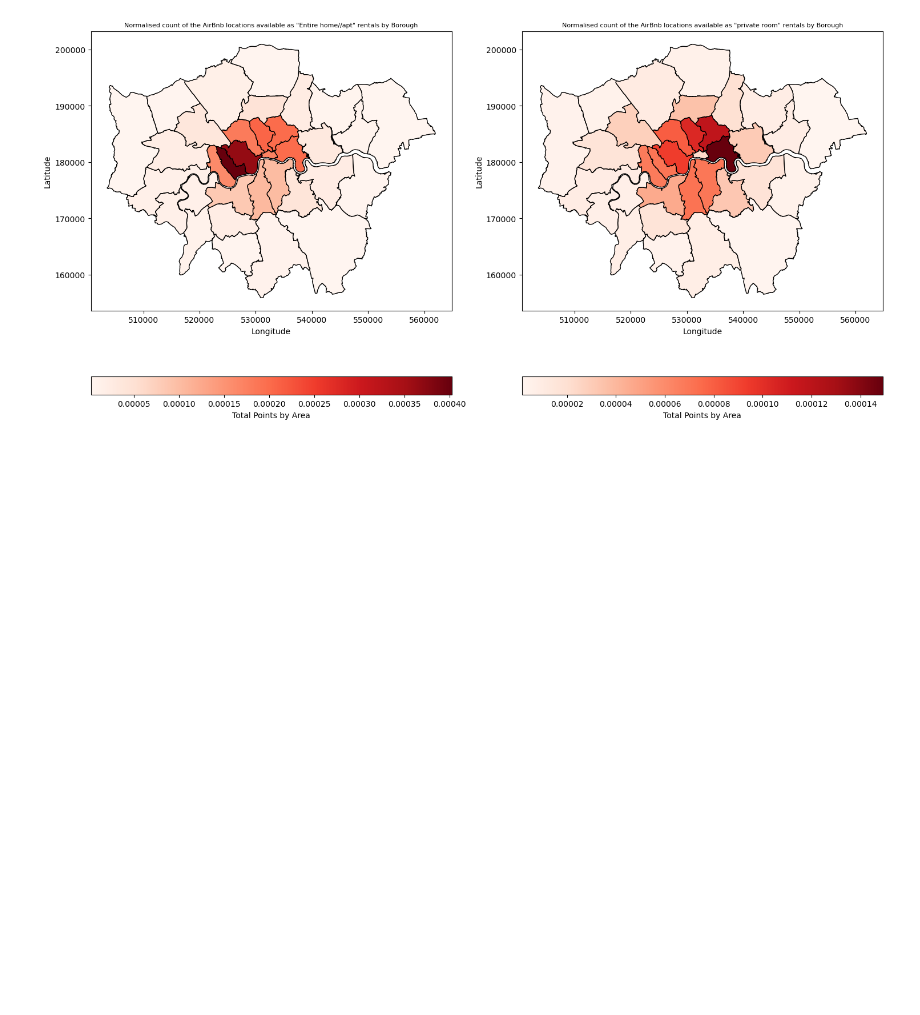
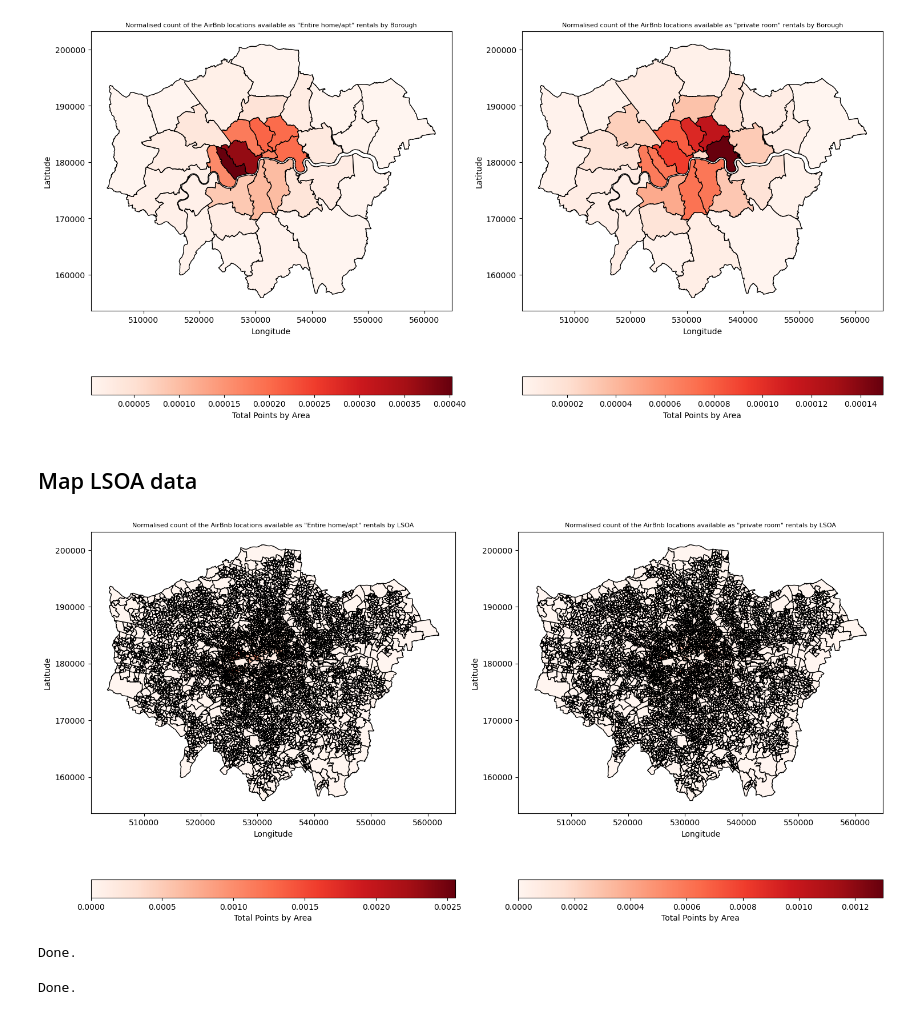
Before and after one commit to a-saveleva/FSDS_Slap, a Jupyter notebook: Spatial_Joins.ipynb, the cells around one changed output. Drawn from its saved outputs; the diff is of its cells as text; code cells hidden in the pictures; blank space fills up the shorter version.

Commit message:
added lsoa data to data load

```diff
--- a/Spatial_Joins.ipynb
+++ b/Spatial_Joins.ipynb
@@ -104,16 +145,22 @@ Due to the relatively low counts of "other" room types we can discount these fro
 # %%
 # drop the other count column from the gdf
 boro_count_gdf = boro_count_gdf.drop(columns=['total_other'])
+lsoa_count_gdf = lsoa_count_gdf.drop(columns=['total_other'])
 # %%
 # normalise the counts by area
 # create an area columns
 boro_count_gdf['area'] = boro_count_gdf.geometry.area
+lsoa_count_gdf['area'] = lsoa_count_gdf.geometry.area
 
-# Normalize the remaining count columns by dividing by the calculated area
+# boroughs - Normalize the remaining count columns by dividing by the calculated area
 boro_count_gdf['normalised_count_entireha'] = boro_count_gdf['total_entireha'] / boro_count_gdf['area']
 boro_count_gdf['normalised_count_privateroom'] = boro_count_gdf['total_privateroom'] / boro_count_gdf['area']
 
+# lsoa - Normalize the remaining count columns by dividing by the calculated area
+lsoa_count_gdf['normalised_count_entireha'] = lsoa_count_gdf['total_entireha'] / lsoa_count_gdf['area']
+lsoa_count_gdf['normalised_count_privateroom'] = lsoa_count_gdf['total_privateroom'] / lsoa_count_gdf['area']
+
 # Display the updated GeoDataFrame to see the new column
-print(boro_count_gdf[['total_entireha', 'area', 'normalised_count_entireha']].head())
-print(boro_count_gdf[['total_privateroom', 'area', 'normalised_count_privateroom']].head())
+print(boro_count_gdf[['total_entireha', 'total_privateroom', 'area', 'normalised_count_entireha', 'normalised_count_privateroom']].head())
+print(lsoa_count_gdf[['total_entireha', 'total_privateroom', 'area', 'normalised_count_entireha', 'normalised_count_privateroom']].head())
 # %% [output]
@@ -158,3 +212,63 @@ plt.tight_layout()
 plt.show()
 # %% [output]
 [figure]
+# %% [markdown]
+## Map LSOA data
+# %%
+# plot the lsoa normalised counts to a map
+fig, axes = plt.subplots(1, 2, figsize=(15, 8))
+
+# Plot using 'total_other' as the value for coloring
+lsoa_count_gdf.plot(column='normalised_count_entireha', ax=axes[0], legend=True,
+                    legend_kwds={'label': "Total Points by Area",
+                                 'orientation': "horizontal"},
+                    cmap='Reds', edgecolor='black')
+
+# Add title and labels
+axes[0].set_title("Normalised count of the AirBnb locations available as \"Entire home/apt\" rentals by LSOA", fontsize=8)
+axes[0].set_xlabel("Longitude")
+axes[0].set_ylabel("Latitude")
+
+lsoa_count_gdf.plot(column='normalised_count_privateroom', ax=axes[1], legend=True,
+                    legend_kwds={'label': "Total Points by Area",
+                                 'orientation': "horizontal"},
+                    cmap='Reds', edgecolor='black')
+
+# Add title and labels
+axes[1].set_title("Normalised count of the AirBnb locations available as \"private room\" rentals by LSOA", fontsize=8)
+axes[1].set_xlabel("Longitude")
+axes[1].set_ylabel("Latitude")
+
+# Show the plot
+plt.tight_layout()
+plt.show()
+# %% [output]
+[figure, added]
+# %%
+# write the data to be used in further analysis
+fn = "borough_counts.csv"
+path = os.path.join('data','clean')
+
+if not os.path.exists(path):
+    print(f"Creating {path} under {os.getcwd()}")
+    os.makedirs(path)
+
+boro_count_gdf.to_csv(os.path.join(path,fn), index=False)
+#boro_count_gdf.to_file("boro_count.geoparquet")
+print("Done.")
+# %% [output]
+Done.
+# %%
+# write the data to be used in further analysis
+fn = "lsoa_counts.csv"
+path = os.path.join('data','clean')
+
+if not os.path.exists(path):
+    print(f"Creating {path} under {os.getcwd()}")
+    os.makedirs(path)
+
+lsoa_count_gdf.to_csv(os.path.join(path,fn), index=False)
+#lsoa_count_gdf.to_file("lsoa_count.geoparquet")
+print("Done.")
+# %% [output]
+Done.
```
Also changed, not shown: parts of 10 cells of this notebook, 25 other files.
